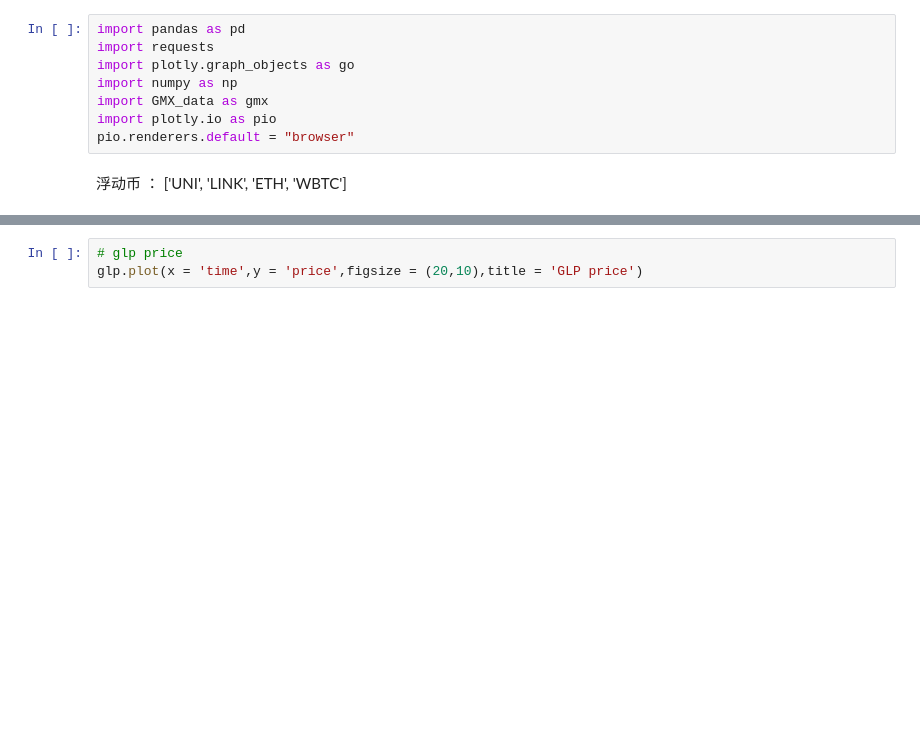
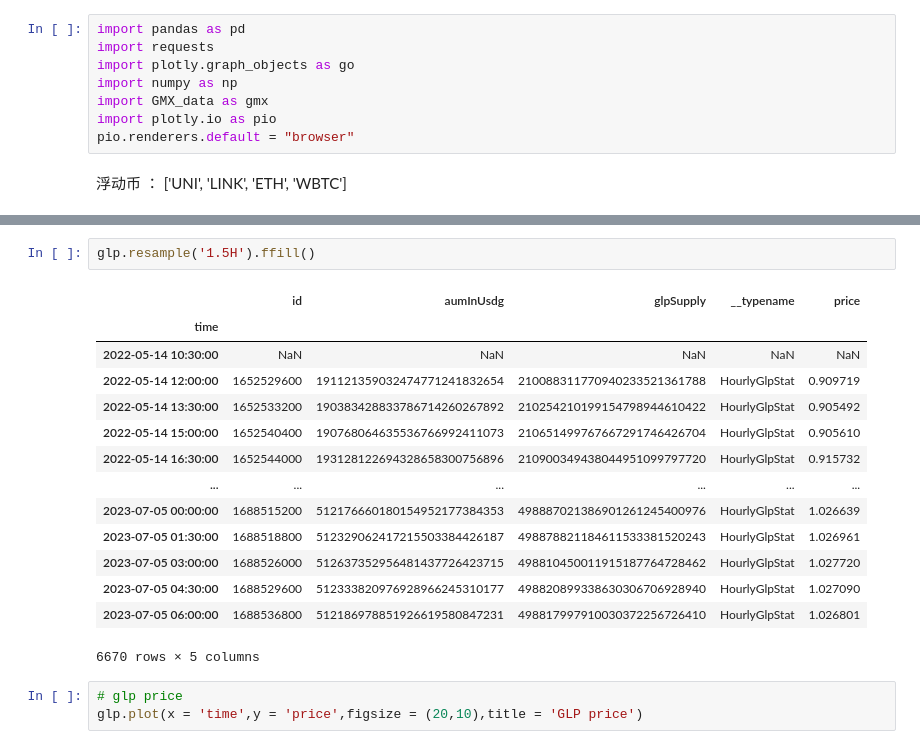
Before and after one commit to hanksong/hft_intern, a Jupyter notebook: GMX.ipynb, the cells around one changed output, grey strips where cells are left out. Cells and saved outputs as stored; diff of their text form; blank space fills up the shorter version.

```diff
--- a/GMX.ipynb
+++ b/GMX.ipynb
@@ -25,3 +44,20 @@ max drawdown:  -0.045698695055966354 end at:  2023-03-11 07:00:00
+# %%
+glp.resample('1.5H').ffill()
+# %% [output]
+|  | id | aumInUsdg | glpSupply | __typename | price |
+| time |  |  |  |  |  |
+| 2022-05-14 10:30:00 | NaN | NaN | NaN | NaN | NaN |
+| 2022-05-14 12:00:00 | 1652529600 | 191121359032474771241832654 | 210088311770940233521361788 | HourlyGlpStat | 0.909719 |
+| 2022-05-14 13:30:00 | 1652533200 | 190383428833786714260267892 | 210254210199154798944610422 | HourlyGlpStat | 0.905492 |
+| 2022-05-14 15:00:00 | 1652540400 | 190768064635536766992411073 | 210651499767667291746426704 | HourlyGlpStat | 0.905610 |
+| 2022-05-14 16:30:00 | 1652544000 | 193128122694328658300756896 | 210900349438044951099797720 | HourlyGlpStat | 0.915732 |
+| ... | ... | ... | ... | ... | ... |
+| 2023-07-05 00:00:00 | 1688515200 | 512176660180154952177384353 | 498887021386901261245400976 | HourlyGlpStat | 1.026639 |
+| 2023-07-05 01:30:00 | 1688518800 | 512329062417215503384426187 | 498878821184611533381520243 | HourlyGlpStat | 1.026961 |
+| 2023-07-05 03:00:00 | 1688526000 | 512637352956481437726423715 | 498810450011915187764728462 | HourlyGlpStat | 1.027720 |
+| 2023-07-05 04:30:00 | 1688529600 | 512333820976928966245310177 | 498820899338630306706928940 | HourlyGlpStat | 1.027090 |
+| 2023-07-05 06:00:00 | 1688536800 | 512186978851926619580847231 | 498817997910030372256726410 | HourlyGlpStat | 1.026801 |
+6670 rows × 5 columns
 # %%
 # glp price
 glp.plot(x = 'time',y = 'price',figsize = (20,10),title = 'GLP price')
```
Also changed, not shown: parts of 9 cells of this notebook, 6 other files.
